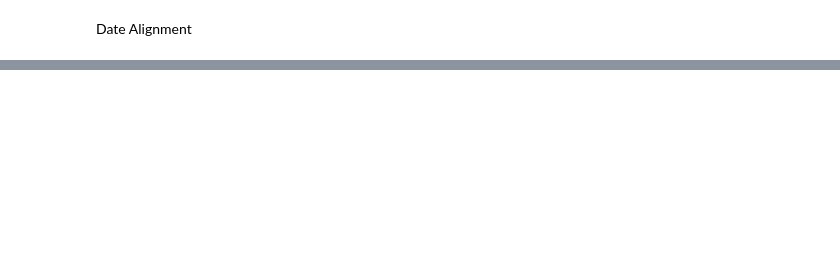
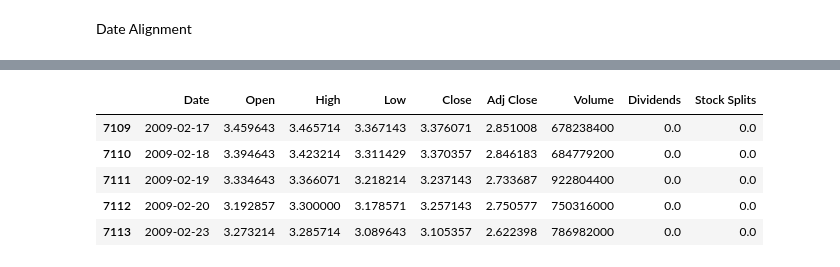
Before and after one commit to Amanzlastt/kifyaw1, a Jupyter notebook: notebooks/task-3.ipynb, the cells around one changed output, grey strips where cells are left out. Saved outputs shown, nothing was run; the diff lists cells and outputs as text; code cells hidden in the pictures; blank space fills up the shorter version.

```diff
--- a/notebooks/task-3.ipynb
+++ b/notebooks/task-3.ipynb
@@ -5,19 +10,22 @@ import matplotlib.pyplot as plt
 # %% [markdown]
 Date Alignment
 # %%
-df_trans = pd.read_csv('C:\\Users\\Aman\\Desktop\\kifyaw1\\yfinance_data\\transformed_raw.csv')
-df_apple = pd.read_csv('C:\\Users\\Aman\Desktop\kifyaw1\\yfinance_data\\AAPL_historical_data.csv')
+df_trans = pd.read_csv('/content/drive/MyDrive/week 1/transformed_raw.csv')
+df_apple = pd.read_csv('/content/drive/MyDrive/week 1/yfinance_data/AAPL_historical_data.csv')
 
 
-df_apple['Date'] = pd.to_datetime(df_apple['Date'],format='mixed')
-df_trans['Date'] = pd.to_datetime(df_trans['date'], format='mixed')
+df_apple['Date'] = pd.to_datetime(df_apple['Date'], format='ISO8601')
+df_trans['Date'] = pd.to_datetime(df_trans['date'], format='ISO8601').dt.normalize()
+
+df_trans['Date'] = df_trans['Date'].dt.tz_convert(None)
 df_trans.drop('date', axis=1)
 
-print(df_trans.dtypes)
-print(df_apple.dtypes)
+# print(df_trans.dtypes)
+# print(df_apple.dtypes)
 
-# df_merged = pd.merge(df_trans, df_apple, on='Date', how=' inner')
+df_trans_apple = df_trans[df_trans['stock']=="A"]
+df_apple= df_apple[(df_apple['Date'] >= df_trans['Date'].min()) & (df_apple['Date'] <= df_trans['Date'].max()) ]
 
-
-# print(df_merged)
+print(df_trans_apple['Date'].min(), df_trans_apple['Date'].max())
+print(df_apple['Date'].min(), df_apple['Date'].max())
 # %% [output]
@@ -47,3 +199,12 @@ df_trans.head()
 | 2 | 2 | 71 Biggest Movers From Friday | https://www.benzinga.com/news/20/... | Lisa Levin | 2020-05-26 04:30:07-04:00 | A | 2020-05-26 08:30:07+00:00 | 0.000 | Neutral | ... |
 | 3 | 3 | 46 Stocks Moving In Friday's Mid-... | https://www.benzinga.com/news/20/... | Lisa Levin | 2020-05-22 12:45:06-04:00 | A | 2020-05-22 16:45:06+00:00 | 0.000 | Neutral | ... |
 | 4 | 4 | B of A Securities Maintains Neutr... | https://www.benzinga.com/news/20/... | Vick Meyer | 2020-05-22 11:38:59-04:00 | A | 2020-05-22 15:38:59+00:00 | 0.296 | Positive | ... |
+# %%
+df_apple.head()
+# %% [output]
+|  | Date | Open | High | Low | Close | Adj Close | Volume | Dividends | Stock Splits |
+| 7109 | 2009-02-17 | 3.459643 | 3.465714 | 3.367143 | 3.376071 | 2.851008 | 678238400 | 0.0 | 0.0 |
+| 7110 | 2009-02-18 | 3.394643 | 3.423214 | 3.311429 | 3.370357 | 2.846183 | 684779200 | 0.0 | 0.0 |
+| 7111 | 2009-02-19 | 3.334643 | 3.366071 | 3.218214 | 3.237143 | 2.733687 | 922804400 | 0.0 | 0.0 |
+| 7112 | 2009-02-20 | 3.192857 | 3.300000 | 3.178571 | 3.257143 | 2.750577 | 750316000 | 0.0 | 0.0 |
+| 7113 | 2009-02-23 | 3.273214 | 3.285714 | 3.089643 | 3.105357 | 2.622398 | 786982000 | 0.0 | 0.0 |
```
Also changed, not shown: parts of 9 cells of this notebook.
